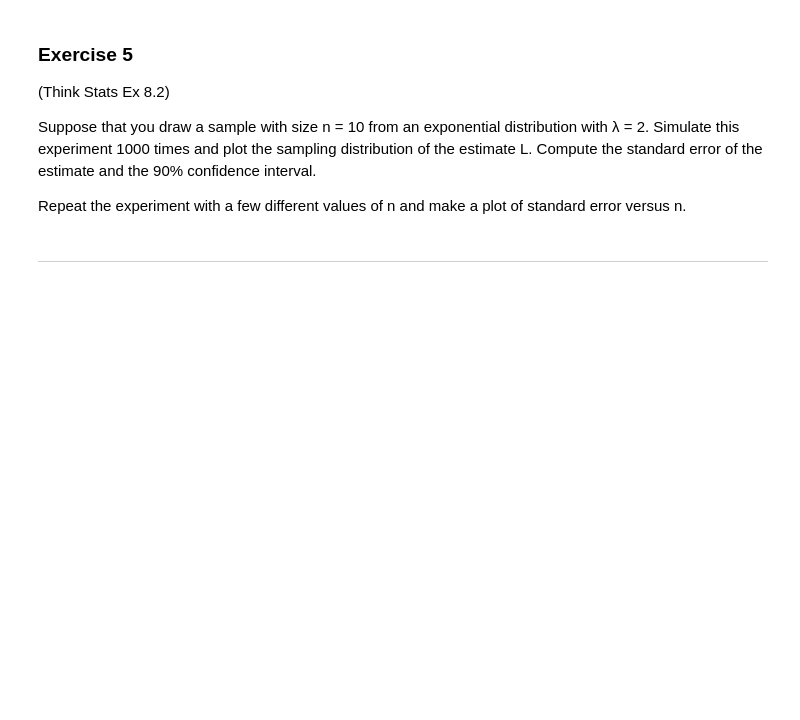
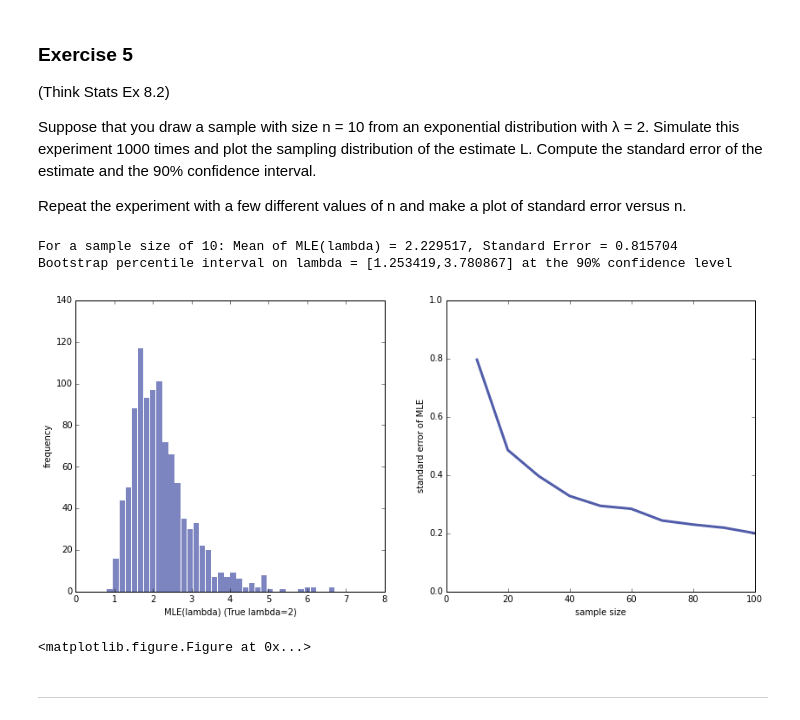
Before and after one commit to marcolunardi/GetData_Assignment, a Jupyter notebook: 00-prework/exercises/0_S_Prework_LucDemortier.ipynb, the cells around one changed output. Drawn from its saved outputs; the diff is of its cells as text; code cells hidden in the pictures; blank space fills up the shorter version.

```diff
--- a/00-prework/exercises/0_S_Prework_LucDemortier.ipynb
+++ b/00-prework/exercises/0_S_Prework_LucDemortier.ipynb
@@ -308,3 +331,58 @@ import thinkstats2
+# %%
+%matplotlib inline
+import numpy as np
+import thinkstats2
+import thinkplot
+#
+def make_hist(data_list, num_bins, lower_edge, upper_edge):
+    bin_width = (upper_edge-lower_edge)/num_bins
+    bin_contents = [0]*num_bins
+    bin_centers = [lower_edge+(float(i)+0.5)*bin_width for i in range(num_bins)]
+    for x in data_list:
+        bin_num = int((x-lower_edge)/bin_width)
+        if bin_num in range(num_bins):
+            bin_contents[bin_num] += 1.0
+    return dict(zip(bin_centers,bin_contents))
+#
+def make_exp_mle(lmbd=2, sample_size=10, number_of_samples=1000):
+    mle=[]
+    for _ in range(number_of_samples):
+        sample = np.random.exponential(1.0/lmbd,sample_size)
+        L = 1.0/np.mean(sample)
+        mle.append(L)
+    return mle
+#
+mle = make_exp_mle(2,10,1000)
+mean_mle = np.mean(mle)
+std_mle  = np.std(mle)
+cdf_mle = thinkstats2.Cdf(mle)
+conf_int_l = cdf_mle.Percentile(5)
+conf_int_u = cdf_mle.Percentile(95)
+print 'For a sample size of 10: Mean of MLE(lambda) = %f, Standard Error = %f' % (mean_mle, std_mle)
+print 'Bootstrap percentile interval on lambda = [%f,%f] at the 90%% confidence level' % (conf_int_l,conf_int_u)
+loe = 0.0
+upe = 8.0
+mle_hist = make_hist(mle,50,loe,upe)
+#
+mle_stds = []
+sample_sizes = [10,20,30,40,50,60,70,80,90,100]
+for sample_size in sample_sizes:
+    mle = make_exp_mle(2,sample_size)
+    mle_stds.append(np.std(mle))
+#
+thinkplot.PrePlot(2,cols=2)
+hist = thinkstats2.Hist(mle_hist)
+thinkplot.Hist(hist)
+thinkplot.Config(xlabel='MLE(lambda) (True lambda=2)', ylabel='frequency', axis=[loe,upe,0.0,140.0])
+thinkplot.PrePlot(2)
+thinkplot.SubPlot(2)
+thinkplot.Plot(sample_sizes, mle_stds)
+thinkplot.Show(xlabel='sample size', ylabel='standard error of MLE', axis=[0,100,0,1.0])
+# %% [output]
+For a sample size of 10: Mean of MLE(lambda) = 2.229517, Standard Error = 0.815704
+Bootstrap percentile interval on lambda = [1.253419,3.780867] at the 90% confidence level
+[figure, added]
+<matplotlib.figure.Figure at 0x...>
 # %% [markdown]
 -----------------------------------------------------------------------------------------
 # %% [markdown]
```
Also changed, not shown: parts of 9 cells of this notebook.
